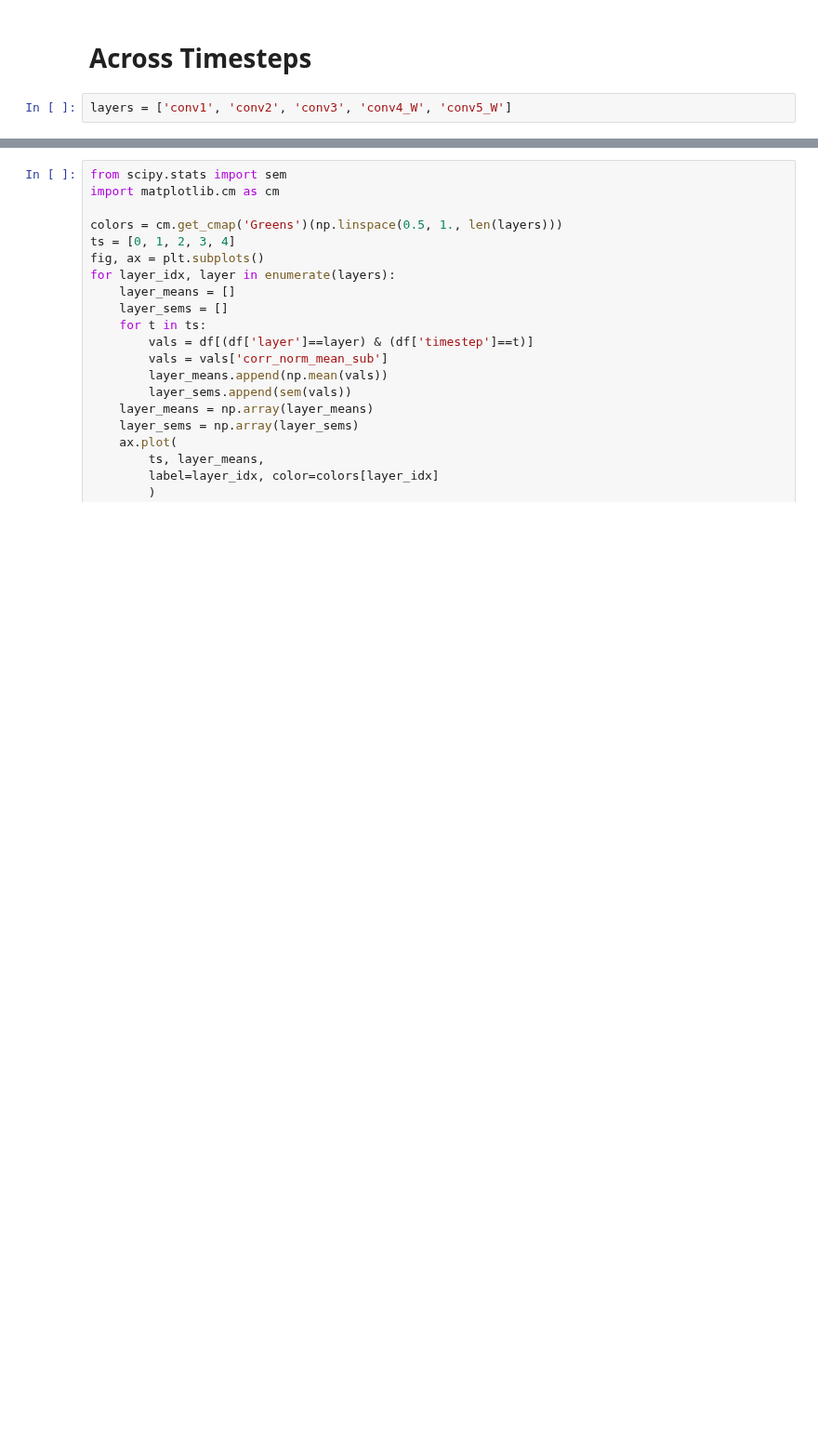
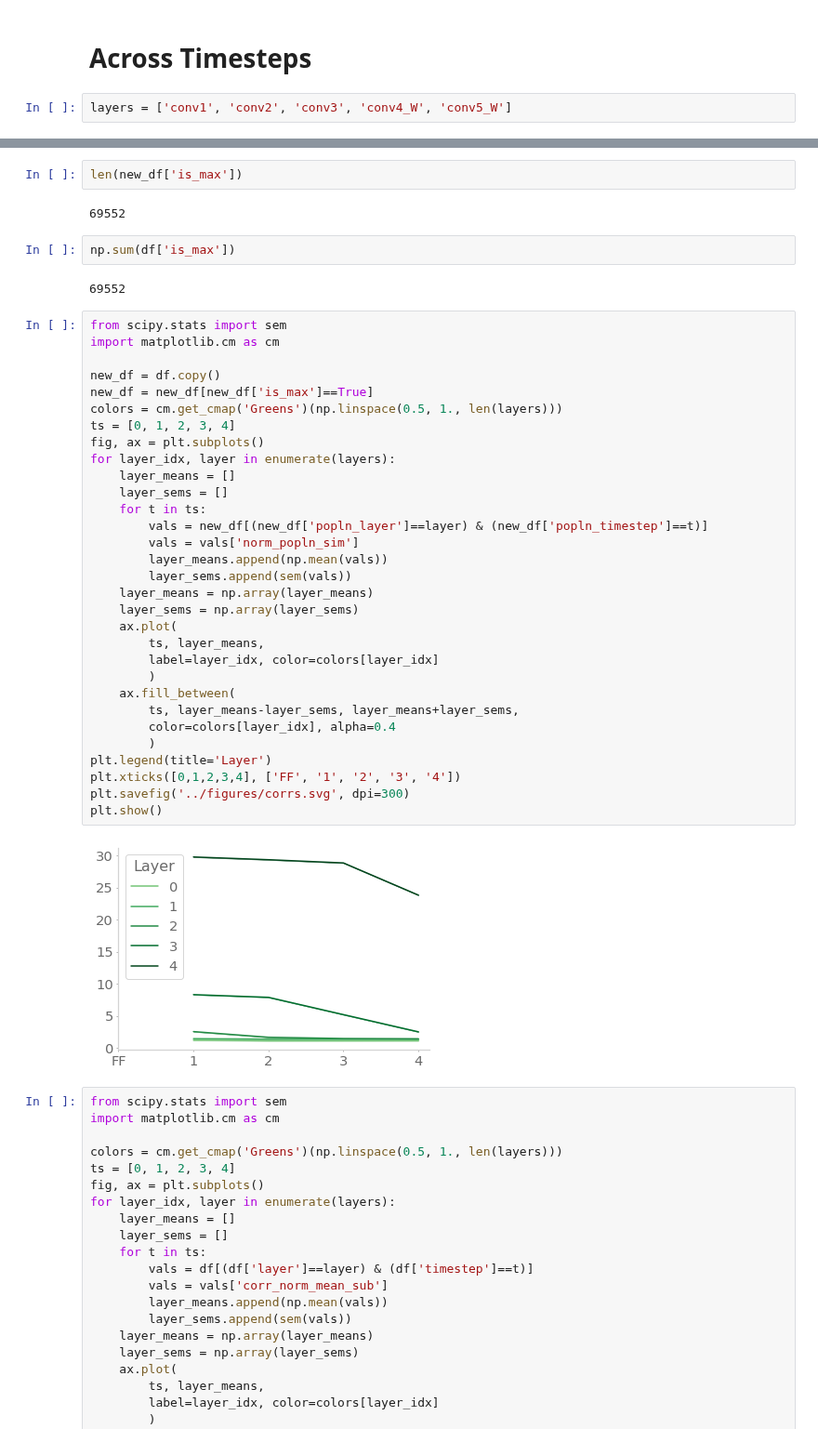
Before and after one commit to chingf/hallucnn, a Jupyter notebook: notebooks/12-eval-popln-denoising.ipynb, the cells around one changed output, grey strips where cells are left out. Shown at 93% size. Saved outputs shown, nothing was run; the diff lists cells and outputs as text; blank space fills up the shorter version.

```diff
--- a/notebooks/14-eval-popln-denoising.ipynb
+++ b/notebooks/12-eval-popln-denoising.ipynb
@@ -88,3 +109,44 @@ plt.show()
+# %%
+len(new_df['is_max'])
+# %% [output]
+69552
+# %%
+np.sum(df['is_max'])
+# %% [output]
+69552
+# %%
+from scipy.stats import sem
+import matplotlib.cm as cm
+
+new_df = df.copy()
+new_df = new_df[new_df['is_max']==True]
+colors = cm.get_cmap('Greens')(np.linspace(0.5, 1., len(layers)))
+ts = [0, 1, 2, 3, 4]
+fig, ax = plt.subplots()
+for layer_idx, layer in enumerate(layers):
+    layer_means = []
+    layer_sems = []
+    for t in ts:
+        vals = new_df[(new_df['popln_layer']==layer) & (new_df['popln_timestep']==t)]
+        vals = vals['norm_popln_sim']
+        layer_means.append(np.mean(vals))
+        layer_sems.append(sem(vals))
+    layer_means = np.array(layer_means)
+    layer_sems = np.array(layer_sems)
+    ax.plot(
+        ts, layer_means,
+        label=layer_idx, color=colors[layer_idx]
+        )
+    ax.fill_between(
+        ts, layer_means-layer_sems, layer_means+layer_sems,
+        color=colors[layer_idx], alpha=0.4
+        )
+plt.legend(title='Layer')
+plt.xticks([0,1,2,3,4], ['FF', '1', '2', '3', '4'])
+plt.savefig('../figures/corrs.svg', dpi=300)
+plt.show()
+# %% [output]
+[figure, added]
 # %%
 from scipy.stats import sem
 import matplotlib.cm as cm
```
Also changed, not shown: parts of 13 cells of this notebook, 5 other files.
